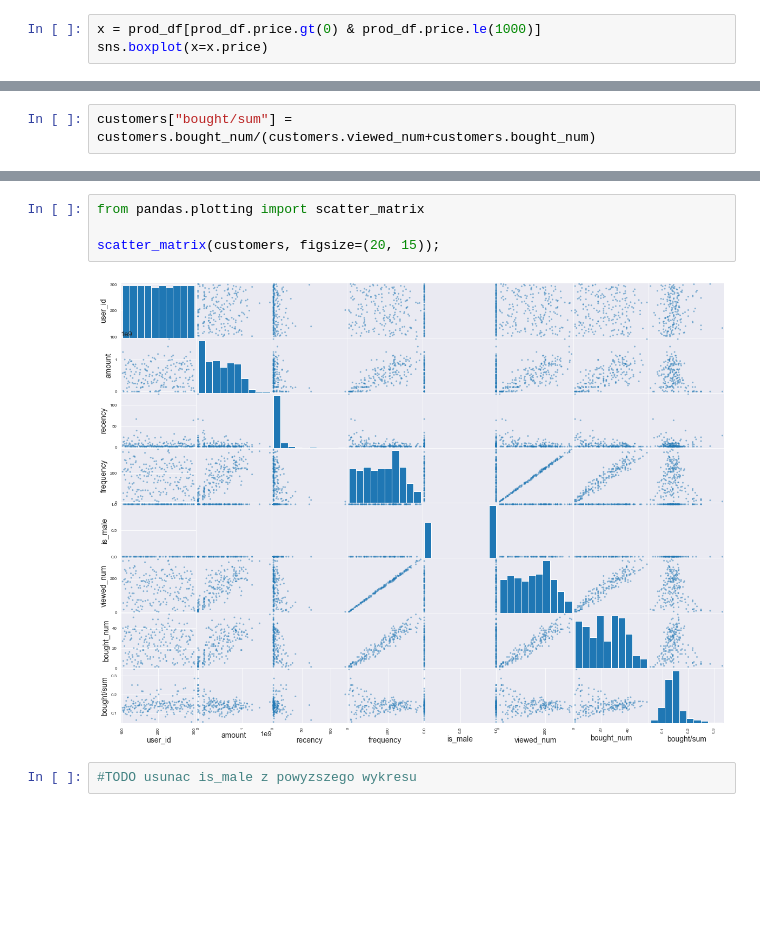
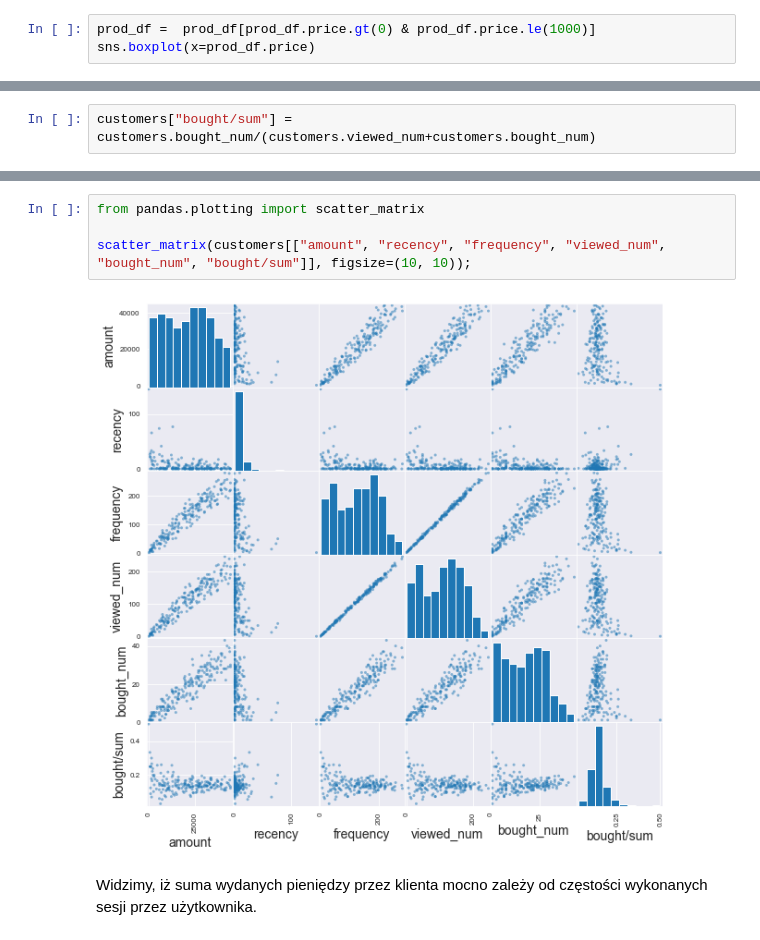
Before and after one commit to hpiotr6/Customers-Clustering, a Jupyter notebook: notebooks/preprocs.ipynb, the cells around one changed output, grey strips where cells are left out. Saved outputs shown, nothing was run; the diff lists cells and outputs as text; blank space fills up the shorter version.

Commit message:
added constraints on amount & visual fixes

```diff
--- a/notebooks/preprocs.ipynb
+++ b/notebooks/preprocs.ipynb
@@ -140,8 +131,8 @@ prod_df.price
 318      14.99
 Name: price, Length: 319, dtype: float64
 # %%
-x = prod_df[prod_df.price.gt(0) & prod_df.price.le(1000)]
-sns.boxplot(x=x.price)
+prod_df =  prod_df[prod_df.price.gt(0) & prod_df.price.le(1000)]
+sns.boxplot(x=prod_df.price)
 # %% [output]
 <AxesSubplot:xlabel='price'>
 [figure]
@@ -232,8 +225,8 @@ customers.hist(figsize=(20,15),bins=50);
 # %%
 from pandas.plotting import scatter_matrix
 
-scatter_matrix(customers, figsize=(20, 15));
+scatter_matrix(customers[["amount", "recency", "frequency", "viewed_num", "bought_num", "bought/sum"]], figsize=(10, 10));
 # %% [output]
-[figure, old version]
+[figure, new version]
-# %%
-#TODO usunac is_male z powyzszego wykresu
+# %% [markdown]
+Widzimy, iż suma wydanych pieniędzy przez klienta mocno zależy od częstości wykonanych sesji przez użytkownika.
```
Also changed, not shown: parts of 15 cells of this notebook.
